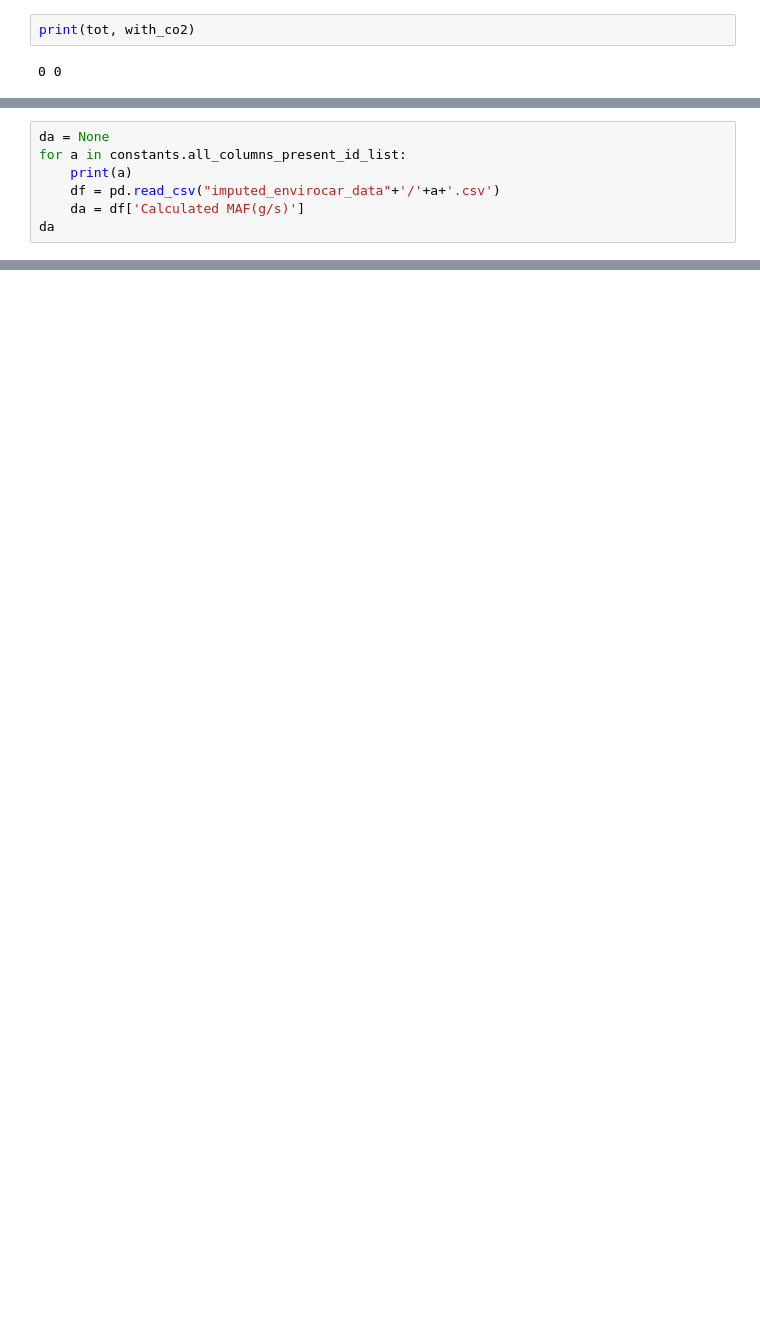
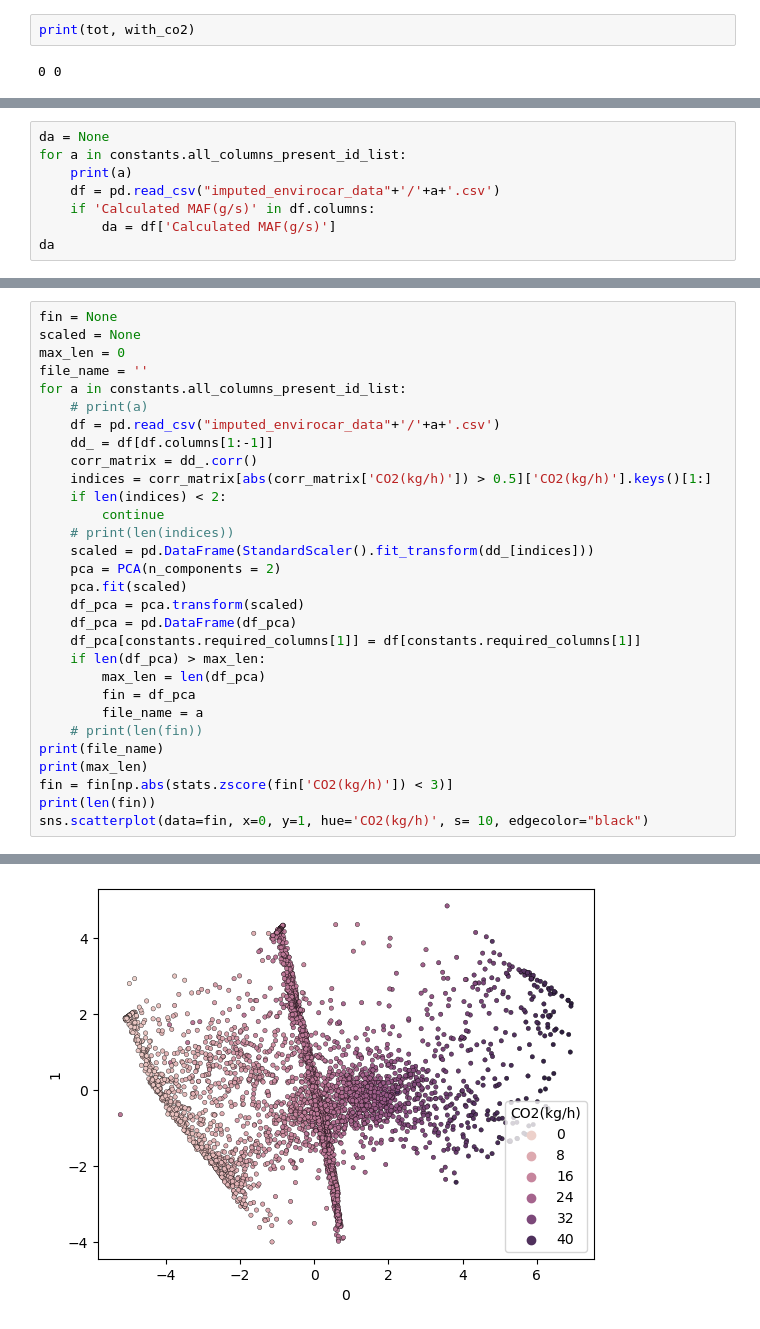
Before and after one commit to swetshgit/DL2025_CUDA_Exercise, a Jupyter notebook: PCA.ipynb, the cells around one changed output, grey strips where cells are left out. Cells and saved outputs as stored; diff of their text form; blank space fills up the shorter version.

```diff
--- a/PCA.ipynb
+++ b/PCA.ipynb
@@ -102,7 +106,8 @@ da = None
 for a in constants.all_columns_present_id_list:
     print(a)
     df = pd.read_csv("imputed_envirocar_data"+'/'+a+'.csv')
-    da = df['Calculated MAF(g/s)']
+    if 'Calculated MAF(g/s)' in df.columns:
+        da = df['Calculated MAF(g/s)']
 da
 # %% [output]
 661245119828af15e2717fed
@@ -129,0 +158,31 @@ ModuleNotFoundError: No module named 'torch'
+# %%
+fin = None
+scaled = None
+max_len = 0
+file_name = ''
+for a in constants.all_columns_present_id_list:
+    # print(a)
+    df = pd.read_csv("imputed_envirocar_data"+'/'+a+'.csv')
+    dd_ = df[df.columns[1:-1]]
+    corr_matrix = dd_.corr()
+    indices = corr_matrix[abs(corr_matrix['CO2(kg/h)']) > 0.5]['CO2(kg/h)'].keys()[1:]
+    if len(indices) < 2:
+        continue
+    # print(len(indices))
+    scaled = pd.DataFrame(StandardScaler().fit_transform(dd_[indices]))
+    pca = PCA(n_components = 2)
+    pca.fit(scaled)
+    df_pca = pca.transform(scaled)
+    df_pca = pd.DataFrame(df_pca)
+    df_pca[constants.required_columns[1]] = df[constants.required_columns[1]]
+    if len(df_pca) > max_len:
+        max_len = len(df_pca)
+        fin = df_pca
+        file_name = a
+    # print(len(fin))
+print(file_name)
+print(max_len)
+fin = fin[np.abs(stats.zscore(fin['CO2(kg/h)']) < 3)]
+print(len(fin))
+sns.scatterplot(data=fin, x=0, y=1, hue='CO2(kg/h)', s= 10, edgecolor="black")
+# %% [output]
@@ -129,0 +193 @@ ModuleNotFoundError: No module named 'torch'
+[figure, added]
```
Also changed, not shown: parts of 14 cells of this notebook, 4 other files.
